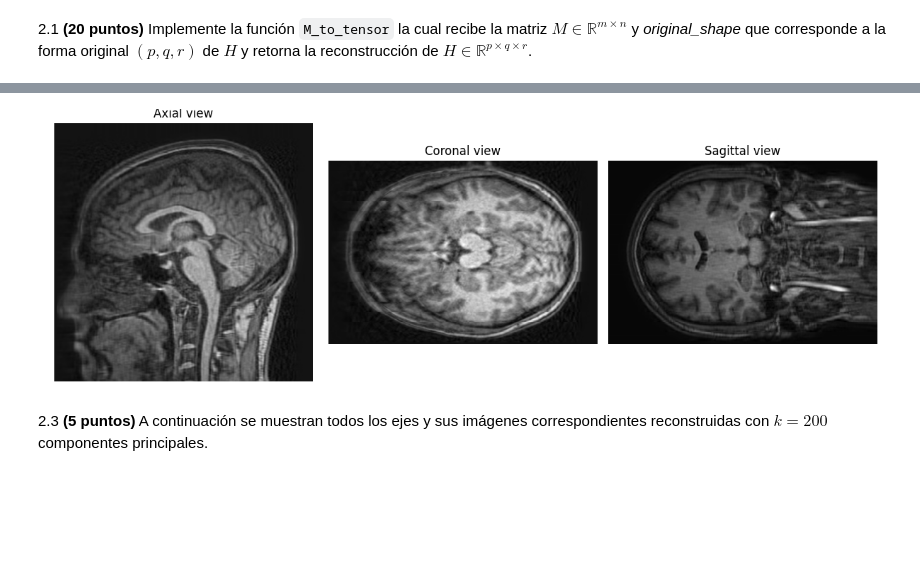
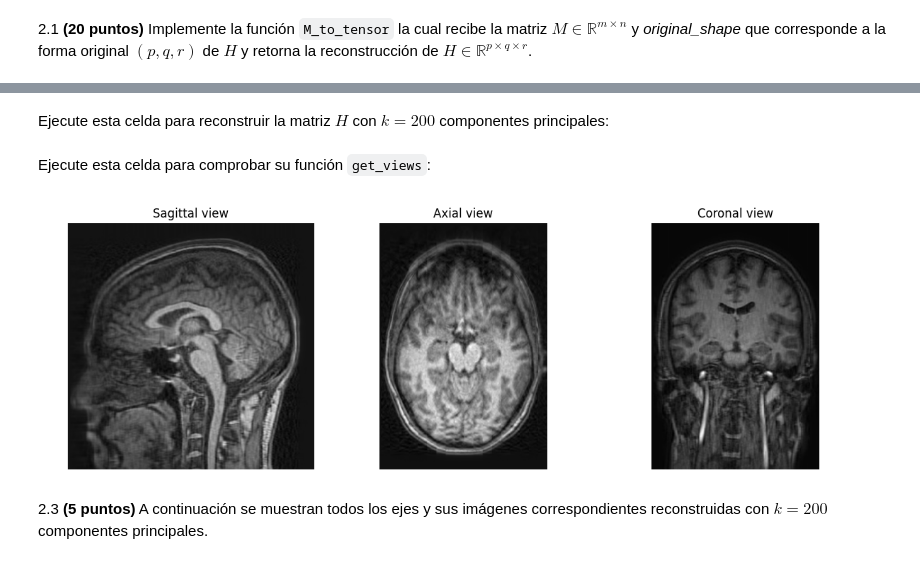
Before and after one commit to tokifelipe/Scientific-Computing, a Jupyter notebook: Tarea_2024_2/Tarea_2/muñoz_vargas_tarea_2.ipynb, the cells around one changed output, grey strips where cells are left out. Saved outputs shown, nothing was run; the diff lists cells and outputs as text; code cells hidden in the pictures; blank space fills up the shorter version.

```diff
--- a/Tarea_2024_2/Tarea_2/muñoz_vargas_tarea_2.ipynb
+++ b/Tarea_2024_2/Tarea_2/muñoz_vargas_tarea_2.ipynb
@@ -261,22 +227,0 @@ Ejecute esta celda para comprobar su función `get_views`:
-# %%
-# No modifique, solo ejecute
-AXIAL_VIEW, CORONAL_VIEW, SAGITTAL_VIEW = get_views(H, coor=(164, 240, 240))
-
-fig, axes = plt.subplots(1, 3, figsize=(12, 4))
-
-axes[0].imshow(AXIAL_VIEW, cmap=plt.cm.gray)
-axes[0].set_title("Axial view")
-
-axes[1].imshow(CORONAL_VIEW, cmap=plt.cm.gray)
-axes[1].set_title("Coronal view")
-
-axes[2].imshow(SAGITTAL_VIEW, cmap=plt.cm.gray)
-axes[2].set_title("Sagittal view")
-
-for ax in axes:
-  ax.axis('off')
-
-plt.tight_layout()
-plt.show()
-# %% [output]
-[figure, removed]
@@ -282,0 +253,2 @@ plt.show()
+# %% [markdown]
+Ejecute esta celda para reconstruir la matriz $H$ con $k=200$ componentes principales:
@@ -283,3 +259,27 @@ plt.show()
+# %% [markdown]
+Ejecute esta celda para comprobar su función `get_views`:
+# %%
+# No modifique, solo ejecute
+SAGITTAL_VIEW, AXIAL_VIEW, CORONAL_VIEW = get_views(H, coor=(164, 240, 240))
+
+fig, axes = plt.subplots(1, 3, figsize=(12, 4))
+
+axes[0].imshow(SAGITTAL_VIEW, cmap=plt.cm.gray)
+axes[0].set_title("Sagittal view")
+
+axes[1].imshow(AXIAL_VIEW, cmap=plt.cm.gray)
+axes[1].set_title("Axial view")
+
+axes[2].imshow(CORONAL_VIEW, cmap=plt.cm.gray)
+axes[2].set_title("Coronal view")
+
+for ax in axes:
+  ax.axis('off')
+
+plt.tight_layout()
+plt.show()
+# %% [output]
+[figure, added]
 # %% [markdown]
 2.3 **(5 puntos)** A continuación se muestran todos los ejes y sus imágenes correspondientes reconstruidas con $k=200$ componentes principales.
 # %%
```
Also changed, not shown: parts of 30 cells of this notebook, 2 other files.
